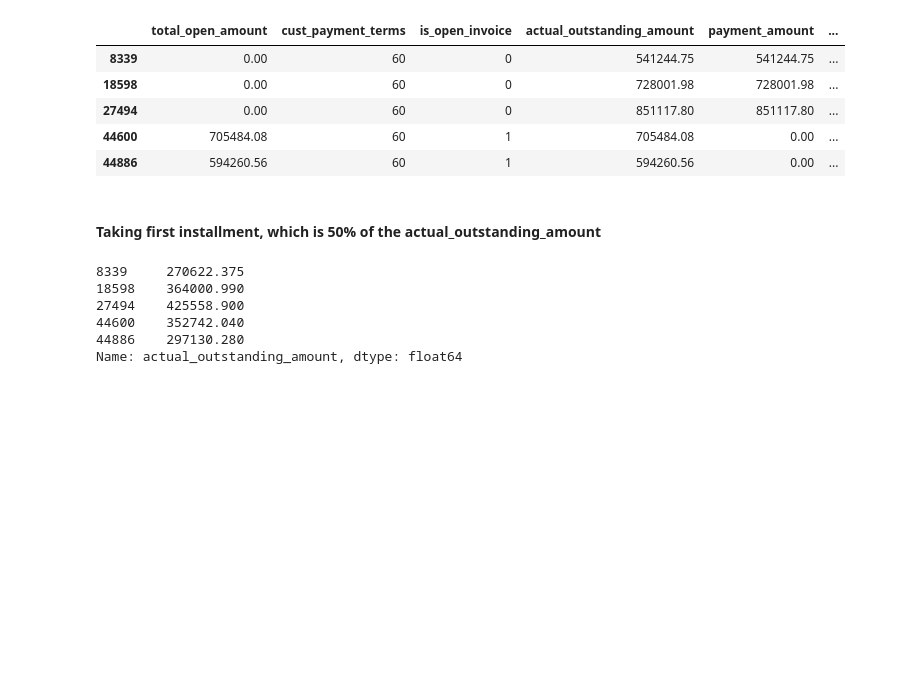
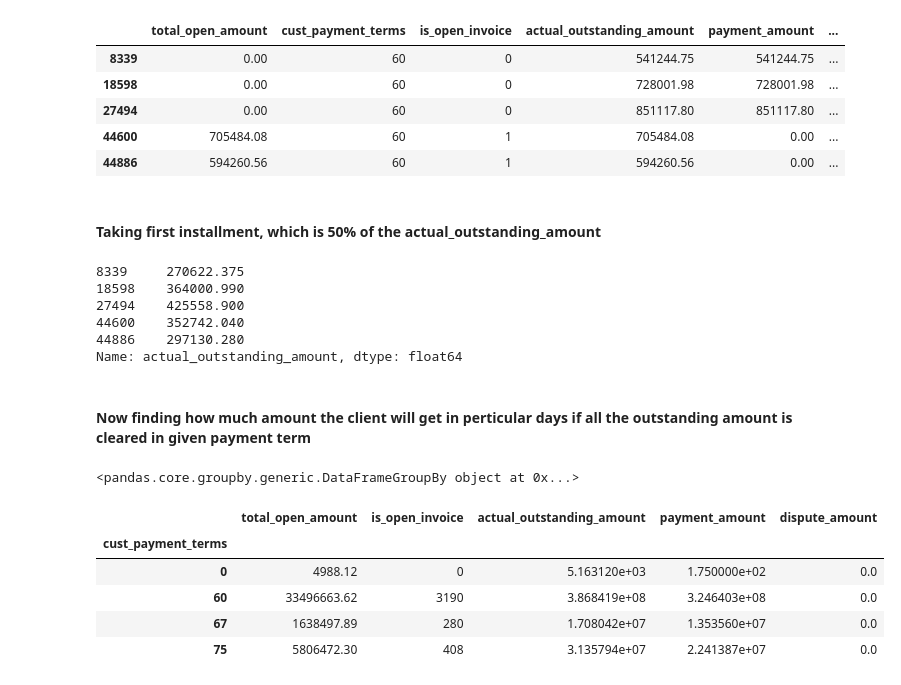
Before and after one commit to ayushkumar-25/Summer-Internship, a Jupyter notebook: Assignments/House_Nairobi_1704258_W1_D3_D4.ipynb, the cells around one changed output. Cells and saved outputs as stored; diff of their text form; code cells hidden in the pictures; blank space fills up the shorter version.

```diff
--- a/Assignments/House_Nairobi_1704258_W1_D3_D4.ipynb
+++ b/Assignments/House_Nairobi_1704258_W1_D3_D4.ipynb
@@ -131,3 +131,19 @@ topFive.actual_outstanding_amount / 2
 44600    352742.040
 44886    297130.280
 Name: actual_outstanding_amount, dtype: float64
+# %% [markdown]
+#### Now finding how much amount the client will get in perticular days if all the outstanding amount is cleared in given payment term
+# %%
+g = data.groupby('cust_payment_terms')
+g
+# %% [output]
+<pandas.core.groupby.generic.DataFrameGroupBy object at 0x...>
+# %%
+g.sum()
+# %% [output]
+|  | total_open_amount | is_open_invoice | actual_outstanding_amount | payment_amount | dispute_amount |
+| cust_payment_terms |  |  |  |  |  |
+| 0 | 4988.12 | 0 | 5.163120e+03 | 1.750000e+02 | 0.0 |
+| 60 | 33496663.62 | 3190 | 3.868419e+08 | 3.246403e+08 | 0.0 |
+| 67 | 1638497.89 | 280 | 1.708042e+07 | 1.353560e+07 | 0.0 |
+| 75 | 5806472.30 | 408 | 3.135794e+07 | 2.241387e+07 | 0.0 |
```
